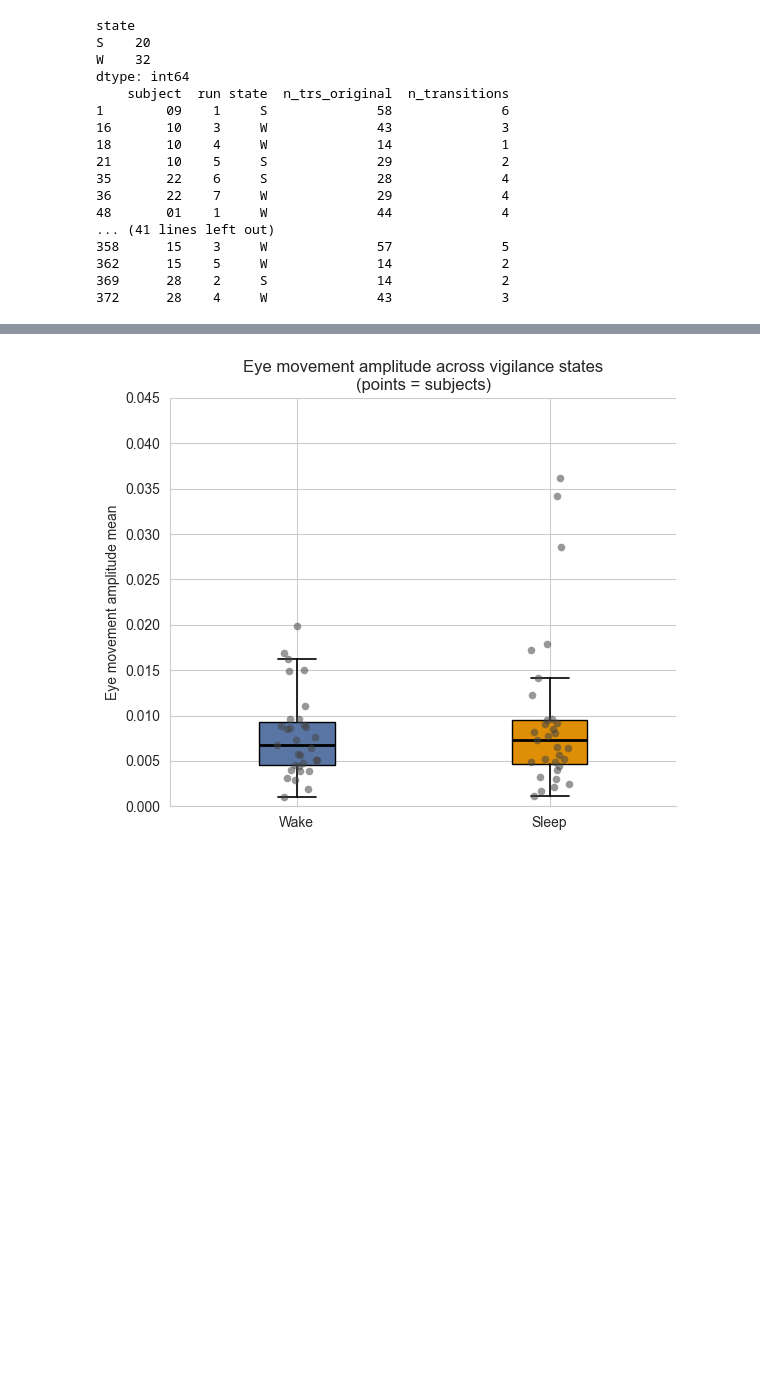
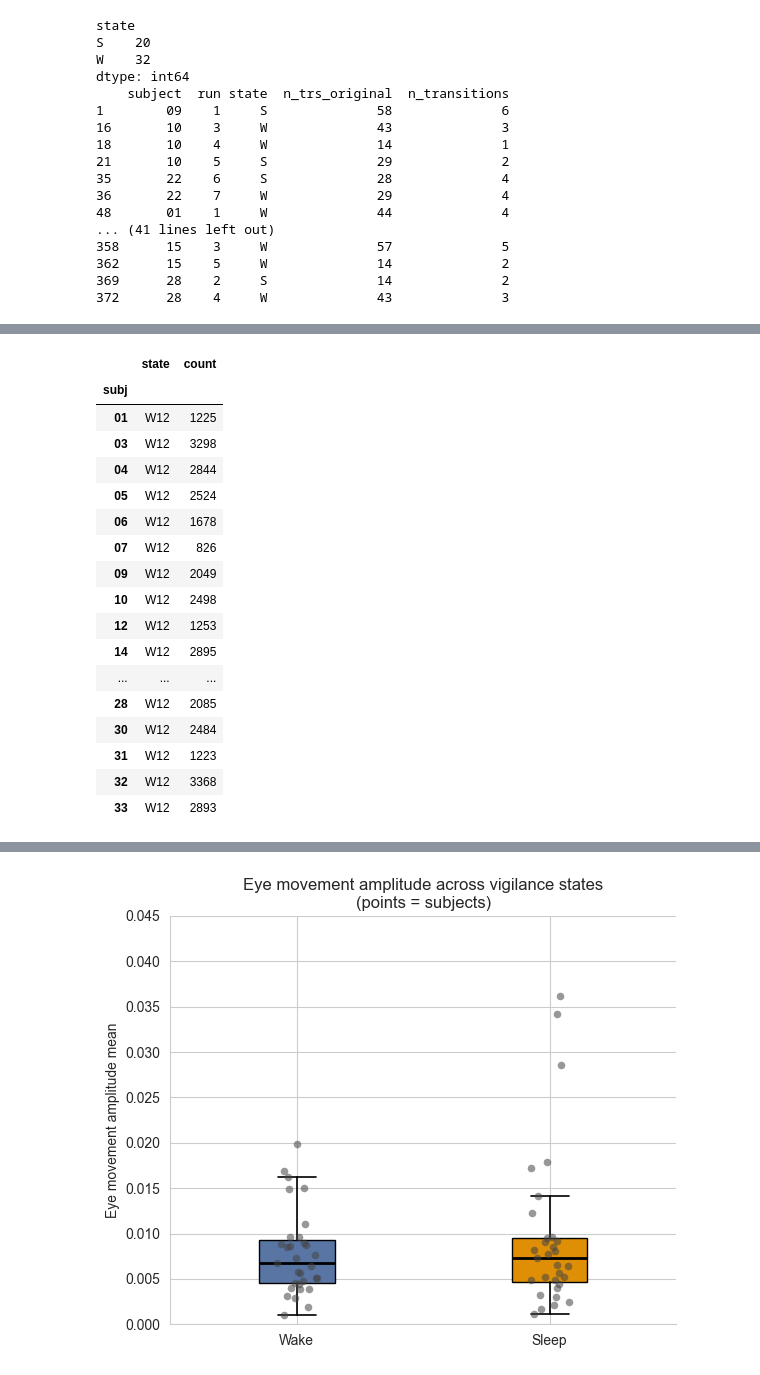
Before and after one commit to BCN-lab/sleepMReye, a Jupyter notebook: sleepmreye/notebooks/mreyemove_state_diffs.ipynb, the cells around one changed output, grey strips where cells are left out. Cells and saved outputs as stored; diff of their text form; code cells hidden in the pictures; blank space fills up the shorter version.

```diff
--- a/sleepmreye/notebooks/mreyemove_state_diffs.ipynb
+++ b/sleepmreye/notebooks/mreyemove_state_diffs.ipynb
@@ -779,0 +799,24 @@ Subjects with all three states: 20/27
+# %%
+
+def get_state_values(subject_blocks, label, stat):
+    subjects = list(subject_blocks.keys())
+    result = []
+    for s in subjects:
+        blocks = [b for b, l in subject_blocks[s] if l == label]
+        if len(blocks) > 0:
+            result.append((s, stat(np.concatenate(blocks))))
+        else:
+            result.append((s, np.nan))
+    return result  # list of (subject, value) tuples, nan if no data
+
+state_values = {}
+for label in states:
+    state_values[label] = {s: v for s, v in get_state_values(subject_blocks_three_state, label, len)}
+
+import pandas as pd
+subj_states = []
+for state, subj_count in state_values.items():
+    for subj, count in subj_count.items():
+        subj_states.append({"subj": subj, "state": state, "count": count})
+df = pd.DataFrame(subj_states)
+df
@@ -779,0 +837,21 @@ Subjects with all three states: 20/27
+# %%
+df.groupby("subj").sum()
+# %% [output]
+|  | state | count |
+| subj |  |  |
+| 01 | W12 | 1225 |
+| 03 | W12 | 3298 |
+| 04 | W12 | 2844 |
+| 05 | W12 | 2524 |
+| 06 | W12 | 1678 |
+| 07 | W12 | 826 |
+| 09 | W12 | 2049 |
+| 10 | W12 | 2498 |
+| 12 | W12 | 1253 |
+| 14 | W12 | 2895 |
+| ... | ... | ... |
+| 28 | W12 | 2085 |
+| 30 | W12 | 2484 |
+| 31 | W12 | 1223 |
+| 32 | W12 | 3368 |
+| 33 | W12 | 2893 |
```
Also changed, not shown: parts of 7 cells of this notebook, 10 other files.
